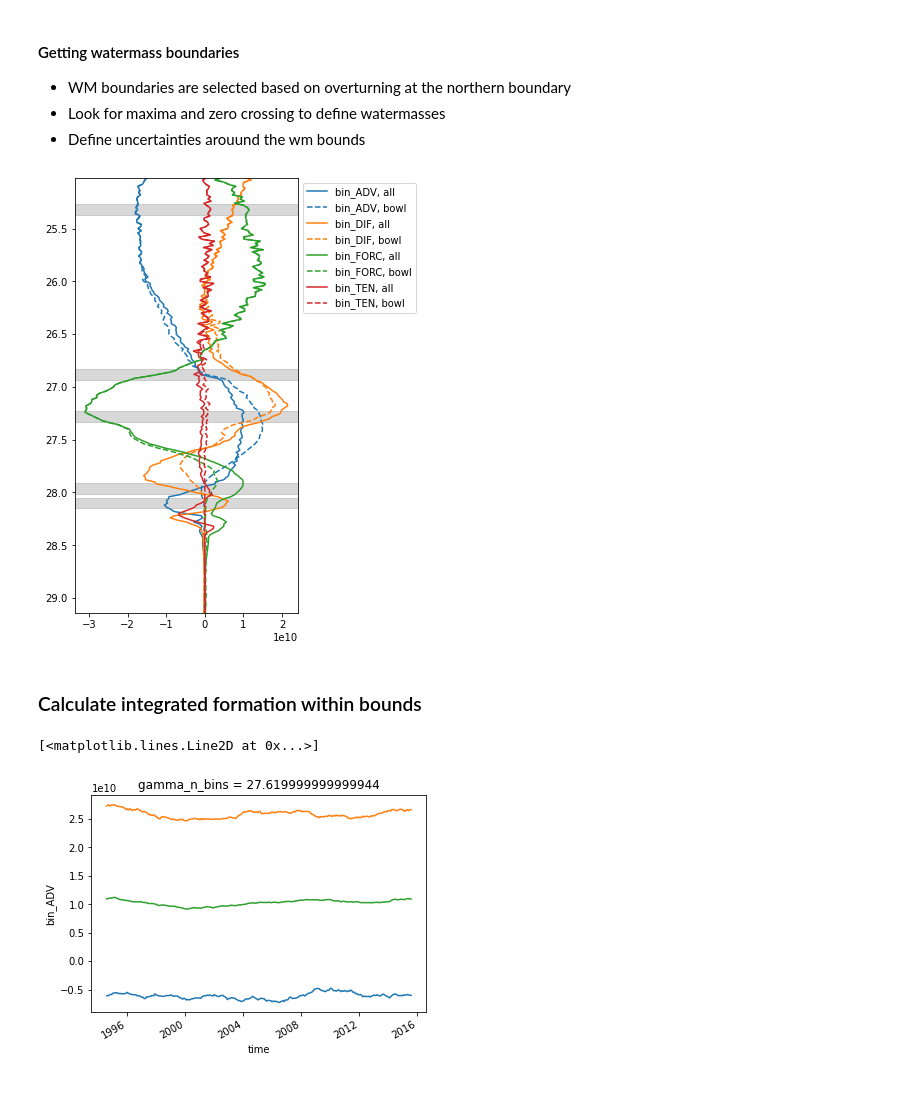
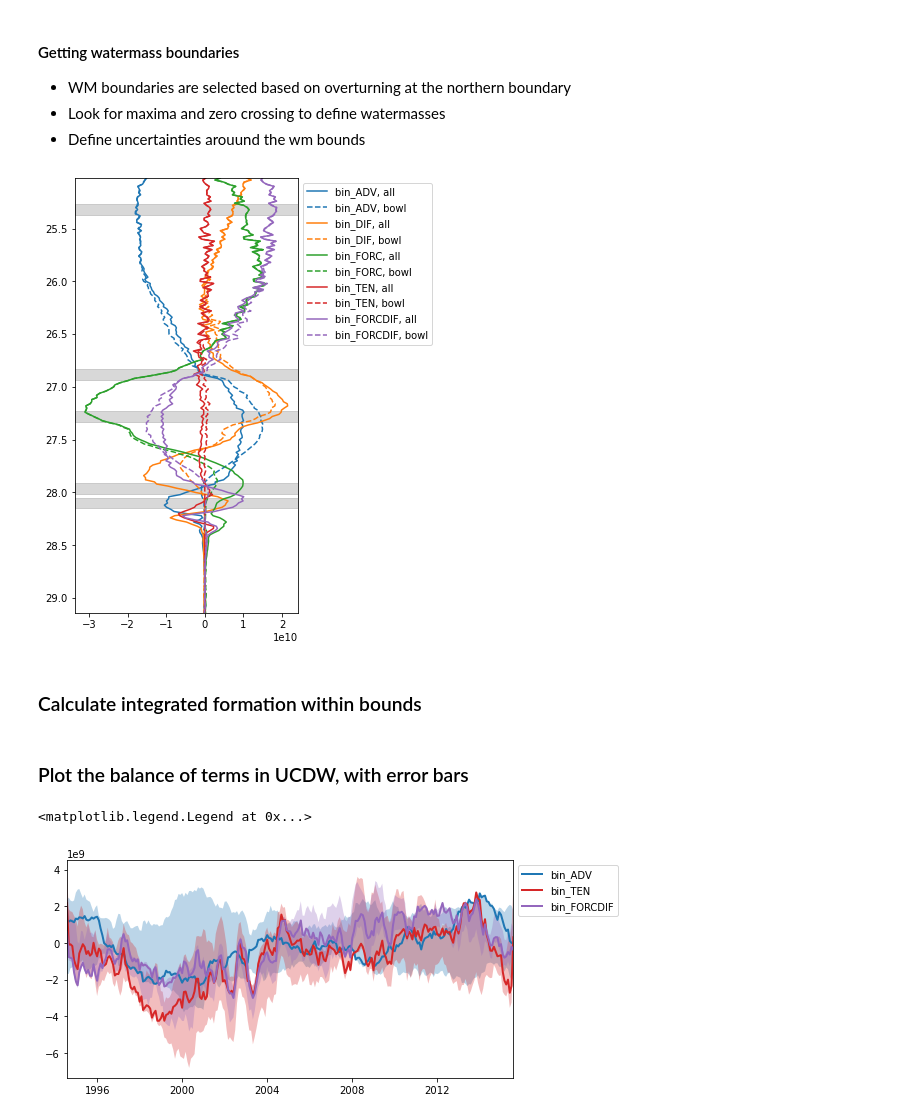
Before and after one commit to gmacgilchrist/so_decadal_variability, a Jupyter notebook: notebooks/ECCOv4r4/draw_ucdw.ipynb, the cells around one changed output. Cells and saved outputs as stored; diff of their text form; code cells hidden in the pictures; blank space fills up the shorter version.

Commit message:
error bars to wmt calculation

```diff
--- a/notebooks/ECCOv4r4/draw_ucdw.ipynb
+++ b/notebooks/ECCOv4r4/draw_ucdw.ipynb
@@ -16,22 +13,37 @@ import numpy as np
 import utils.operations as op
 # %%
 rootdir = '../../data/processed/ECCO/'
-filename_all = 'binned_vol_budget_month_dGamman_0.02_BF_G.nc'
-filename_bowl = 'binned_vol_budget_month_dGamman_0.02_bowl_p2_BF_G.nc'
-ds_all = xr.open_dataset(rootdir+filename_all).isel(gamma_n=slice(1,-1))
-ds_bowl = xr.open_dataset(rootdir+filename_bowl).isel(gamma_n=slice(1,-1))
+regions = ['all','bowl']
+ds = {}
+for region in regions:
+    if region == 'all':
+        filename = 'binned_vol_budget_month_dGamman_0.02_BF_G.nc'
+    elif region == 'bowl':
+        filename = 'binned_vol_budget_month_dGamman_0.02_bowl_p2_BF_G.nc'
+    ds[region] = xr.open_dataset(rootdir+filename).isel(gamma_n=slice(1,-1))
 # %%
 # Only retain non-zero values
 # (This relies on the fact that nowhere else is exactly zero)
-ds_all = ds_all.where(ds_all['bin_ADV']!=0,drop=True)
-ds_bowl = ds_bowl.where(ds_bowl['bin_ADV']!=0,drop=True)
+ds['all'] = ds['all'].where(ds['all']['bin_ADV']!=0,drop=True)
+ds['bowl'] = ds['bowl'].where(ds['bowl']['bin_ADV']!=0,drop=True)
+# Combine forcing and diffusion terms
+for region in regions:
+    ds[region]['bin_FORCDIF'] = ds[region]['bin_FORC']+ds[region]['bin_DIF']
+# Specify terms of interest
+terms = ['bin_ADV','bin_DIF','bin_FORC','bin_TEN','bin_FORCDIF']
+colors = {'bin_ADV':'tab:blue','bin_DIF':'tab:orange',
+          'bin_FORC':'tab:green','bin_TEN':'tab:red',
+          'bin_FORCDIF':'tab:purple'}
+terms_abbr = ['bin_ADV','bin_TEN','bin_FORCDIF']
+terms_bowl = ['bin_FORC','bin_DIF','bin_FORCDIF']
+linestyles = {'all':'-','bowl':'--'}
 # %% [markdown]
 #### Getting watermass boundaries
 - WM boundaries are selected based on overturning at the northern boundary
 - Look for maxima and zero crossing to define watermasses
 - Define uncertainties arouund the wm bounds
 # %%
-X = ds_all['bin_ADV'].mean('time')
+X = ds['all']['bin_ADV'].mean('time')
 Xsmooth = X.rolling({'gamma_n':5},center=True).mean()
 # Find the crossing points of the time-mean advection
 c = op.crossing(Xsmooth,'gamma_n')
@@ -42,24 +54,23 @@ bounds
 # Uncertainty
 dr = 0.1
 # %%
-# Replot, with watermasses
+# Plot time-mean watermass transformation
 fig,ax = plt.subplots(figsize=(4,8))
 for term in terms:
-    ax.plot(ds_all[term].mean('time'),ds_all['gamma_n'],
-            label=term+', all',color=colors[term])
-    ax.plot(ds_bowl[term].mean('time'),ds_bowl['gamma_n'],
-            label=term+', bowl',color=colors[term],linestyle='--')
+    for region in regions:
+        ax.plot(ds[region][term].mean('time'),ds[region]['gamma_n'],
+                label=term+', '+region,color=colors[term],linestyle=linestyles[region])
 ax.invert_yaxis()
 ax.autoscale(enable=True, axis='y', tight=True)
 ax.legend(loc='upper left', bbox_to_anchor=(1, 1))
 xlim = ax.get_xlim()
 for b in bounds:
     p = plt.Rectangle((xlim[0],b-dr/2),
                       np.diff(xlim),dr,color='gray',alpha=0.3)
     ax.add_patch(p)
 ax.autoscale(enable=True, axis='x', tight=True)
 # %% [output]
-[figure, old version]
+[figure, new version]
 # %% [markdown]
 ### Calculate integrated formation within bounds
 # %%
@@ -115,7 +163,23 @@ avs = avs.assign_coords({'time':ds_all['time'],'gamma_n_bins':bins_c})
+# %% [markdown]
+### Plot the balance of terms in UCDW, with error bars
 # %%
-mns['bin_ADV'].isel(gamma_n_bins=3).rolling(time=60,center=True).mean().plot()
-mxs['bin_ADV'].isel(gamma_n_bins=3).rolling(time=60,center=True).mean().plot()
-avs['bin_ADV'].isel(gamma_n_bins=3).rolling(time=60,center=True).mean().plot()
+# Plot time-mean watermass transformation
+g = 3
+fig,ax = plt.subplots(figsize=(8,4))
+for term in terms_abbr:
+    if term=='bin_FORCDIF':
+        region = 'bowl'
+    else:
+        region = 'all'
+    x = cts[region]['time'].values
+    y = cts[region][term].isel(gamma_n_bins=g)
+    ymin = mns[region][term].isel(gamma_n_bins=g)
+    ymax = mxs[region][term].isel(gamma_n_bins=g)
+    ax.fill_between(x,ymin,ymax,
+                    facecolor=colors[term], alpha=0.3, edgecolor='none')
+    ax.plot(x,y,label=term,color=colors[term],linewidth=2)
+ax.autoscale(enable=True, axis='x', tight=True)
+ax.legend(loc='upper left', bbox_to_anchor=(1, 1))
 # %% [output]
-[<matplotlib.lines.Line2D at 0x...>]
+<matplotlib.legend.Legend at 0x...>
-[figure, old version]
+[figure, new version]
```
Also changed, not shown: parts of 13 cells of this notebook.
